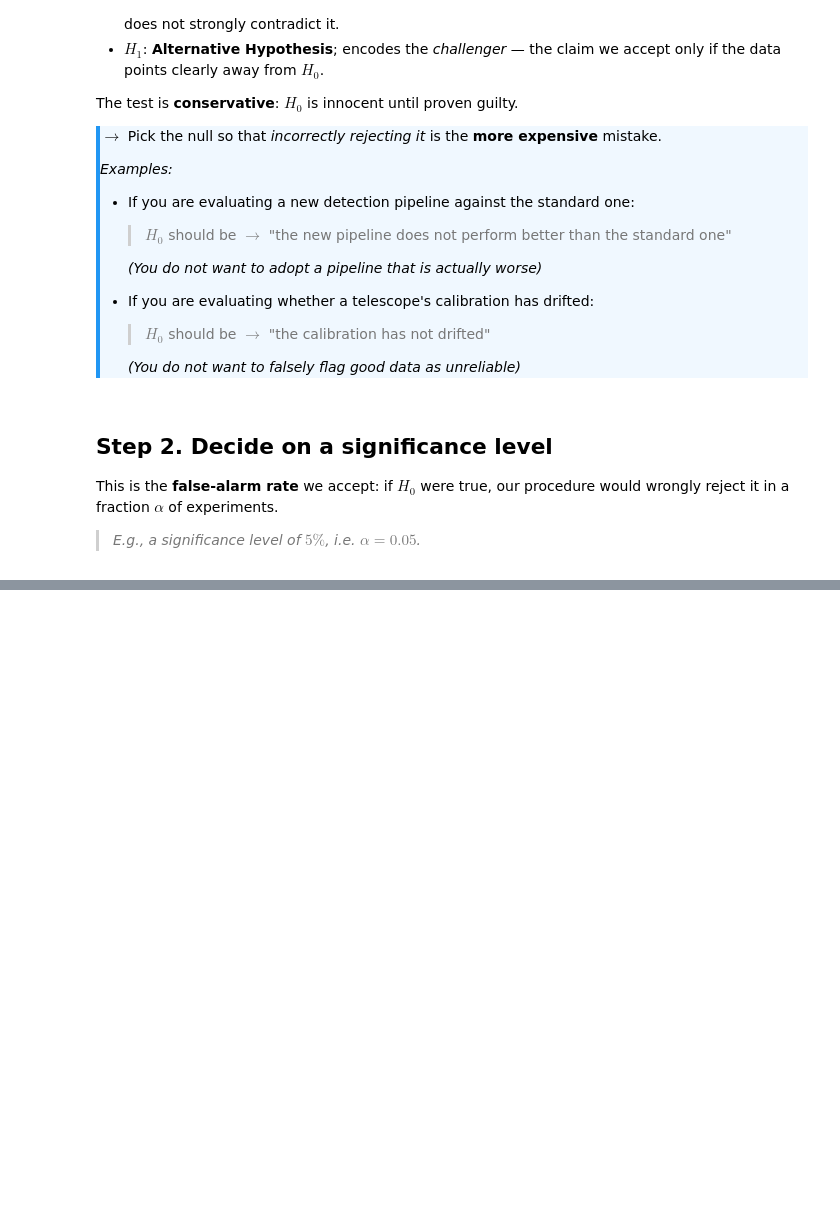
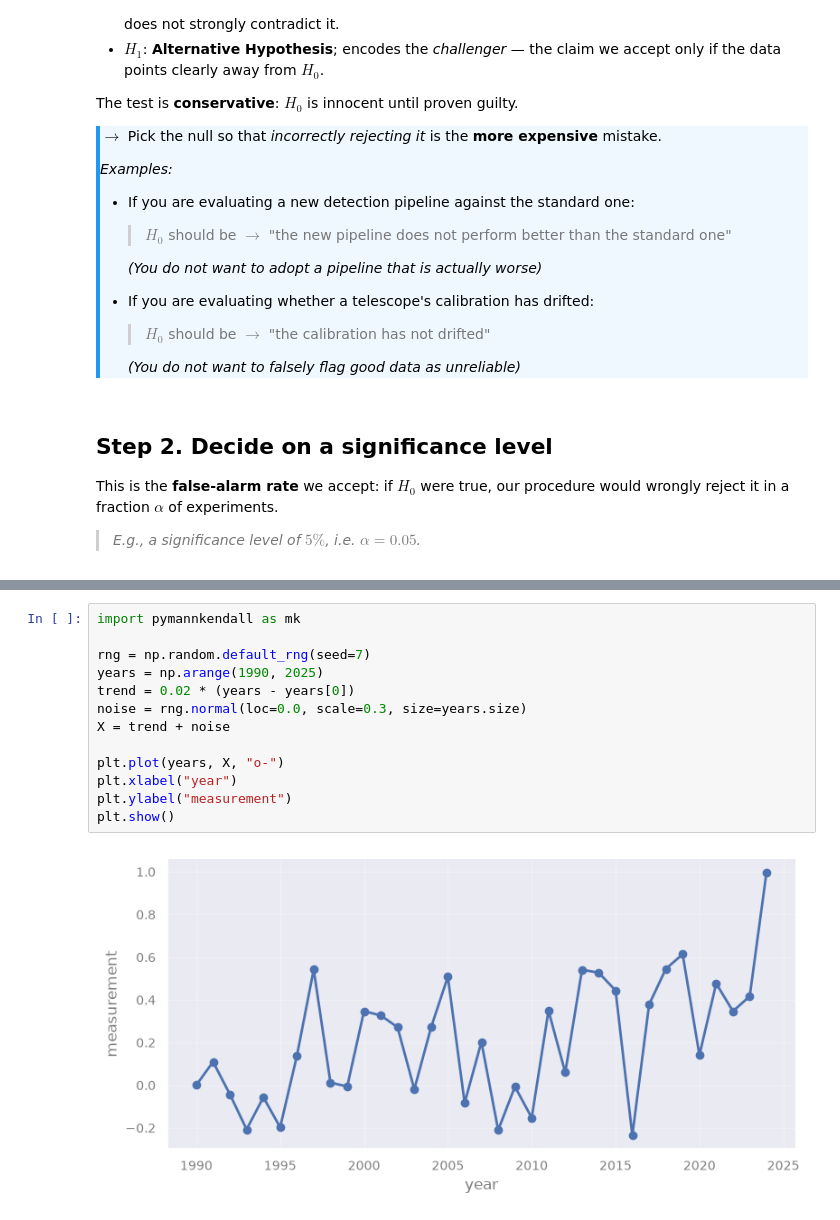
Before and after one commit to AstroStat-Academy/astrostat-school-7, a Jupyter notebook: Hypothesis_Testing/Hypothesis_Testing.ipynb, the cells around one changed output, grey strips where cells are left out. Saved outputs shown, nothing was run; the diff lists cells and outputs as text; blank space fills up the shorter version.

```diff
--- a/Hypothesis_Testing/Hypothesis_Testing.ipynb
+++ b/Hypothesis_Testing/Hypothesis_Testing.ipynb
@@ -411,0 +511,15 @@ else:
+# %%
+import pymannkendall as mk
+
+rng = np.random.default_rng(seed=7)
+years = np.arange(1990, 2025)
+trend = 0.02 * (years - years[0])
+noise = rng.normal(loc=0.0, scale=0.3, size=years.size)
+X = trend + noise
+
+plt.plot(years, X, "o-")
+plt.xlabel("year")
+plt.ylabel("measurement")
+plt.show()
+# %% [output]
+[figure, added]
```
Also changed, not shown: parts of 22 cells of this notebook.
